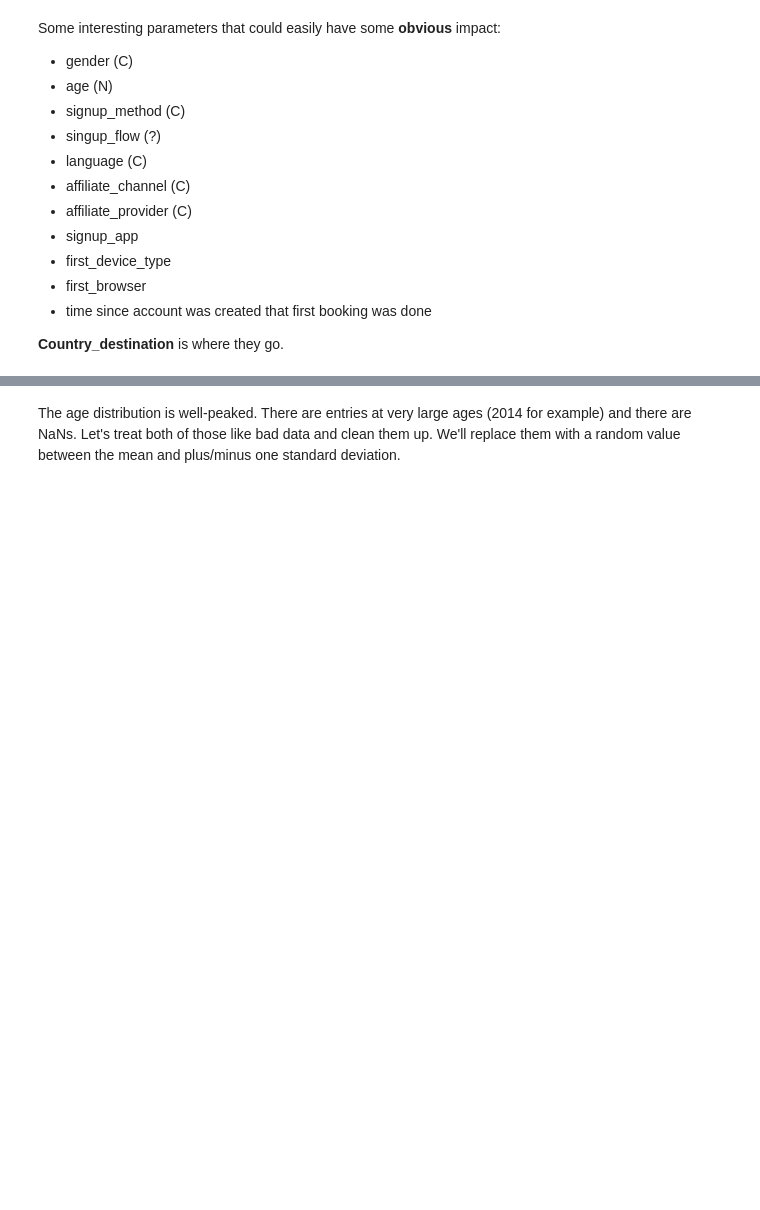
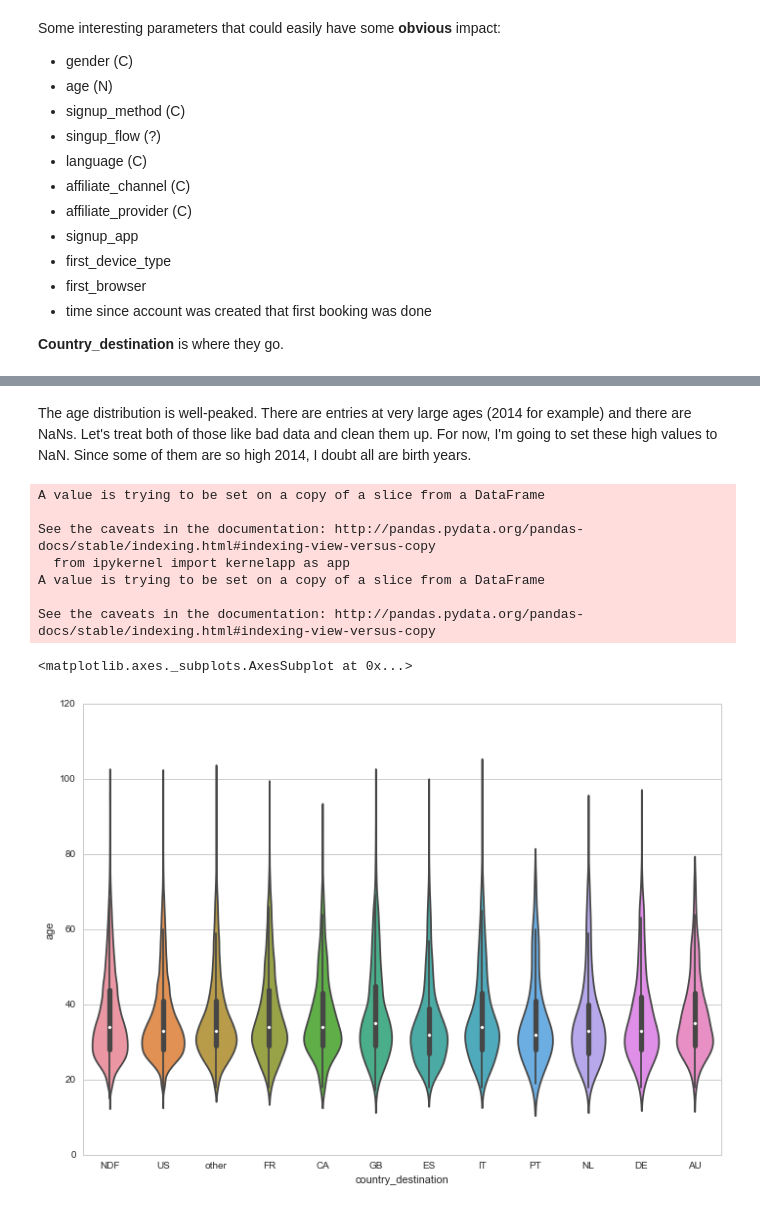
Before and after one commit to drrcool/KaggleComps, a Jupyter notebook: Airbnb/Airbnb_Visualization.ipynb, the cells around one changed output, grey strips where cells are left out. Cells and saved outputs as stored; diff of their text form; code cells hidden in the pictures; blank space fills up the shorter version.

```diff
--- a/Airbnb/Airbnb_Visualization.ipynb
+++ b/Airbnb/Airbnb_Visualization.ipynb
@@ -59,15 +64,2 @@ train["age"].plot(kind="hist", figsize=(15, 5), bins=1000, xlim=(0, 100))
 # %% [markdown]
-The age distribution is well-peaked. There are entries at very large ages (2014 for example) and there are NaNs.  Let's treat both of those like bad data and clean them up.  We'll replace them with a random value between the mean and plus/minus one standard deviation.
+The age distribution is well-peaked. There are entries at very large ages (2014 for example) and there are NaNs.  Let's treat both of those like bad data and clean them up. For now, I'm going to set these high values to NaN. Since some of them are so high 2014, I doubt all are birth years.
-# %%
-avgAge = train["age"][train["age"]<100].mean()
-stdAge = train["age"][train["age"]<100].std()
-
-# Replace the non-sensical ages with NaNs
-train["age"][train["age"] > 100] = float("NaN")
-count_nan_age = train["age"].isnull().sum()
-
-randAge = np.random.randint(avgAge-stdAge, avgAge+stdAge, size=count_nan_age)
-train["age"][np.isnan(train["age"])] = randAge
-
-# Plot the new Age Values
-train["age"].plot(kind="hist", figsize=(15, 5), bins=100, xlim=(0, 100))
@@ -75,0 +66,19 @@ avgAge, stdAge
+# %%
+# Ages beyond 100 years are likely not real.
+train["age"][train["age"]>100] = float("NaN")
+# So are ages under 15 (hopefully they aren't booking things online).
+train["age"][train["age"]<15] = float("NaN")
+
+a4_dims = (11.7, 8.27)
+fig, ax = plt.subplots(figsize=a4_dims)
+sns.violinplot(x="country_destination", y="age", data=train, ax=ax, ylim=(15, 50), aspect=5)
+# %% [output]
+A value is trying to be set on a copy of a slice from a DataFrame
+
+See the caveats in the documentation: http://pandas.pydata.org/pandas-docs/stable/indexing.html#indexing-view-versus-copy
+  from ipykernel import kernelapp as app
+A value is trying to be set on a copy of a slice from a DataFrame
+
+See the caveats in the documentation: http://pandas.pydata.org/pandas-docs/stable/indexing.html#indexing-view-versus-copy
+<matplotlib.axes._subplots.AxesSubplot at 0x...>
+[figure, added]
```
Also changed, not shown: parts of 13 cells of this notebook.
